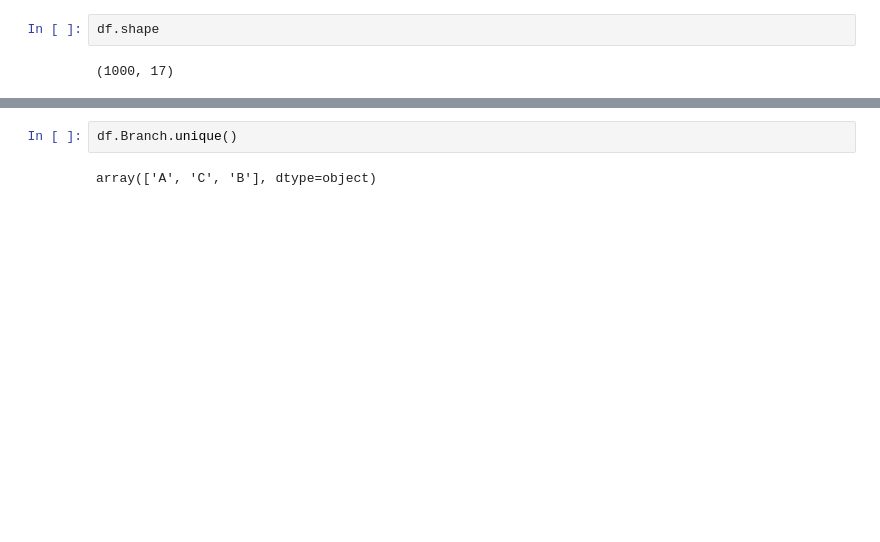
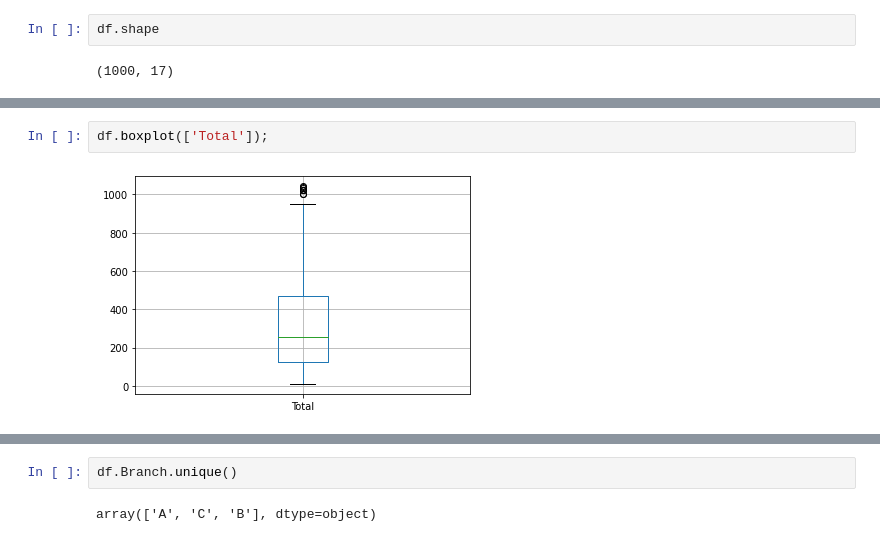
Before and after one commit to Shobhit1045/Supermarket-Sales-EDA, a Jupyter notebook: EDA PROJECT.ipynb, the cells around one changed output, grey strips where cells are left out. Cells and saved outputs as stored; diff of their text form; blank space fills up the shorter version.

```diff
--- a/EDA PROJECT.ipynb
+++ b/EDA PROJECT.ipynb
@@ -79,0 +88,4 @@ df.shape
+# %%
+df.boxplot(['Total']);
+# %% [output]
+[figure, added]
```
Also changed, not shown: parts of 92 cells of this notebook.
